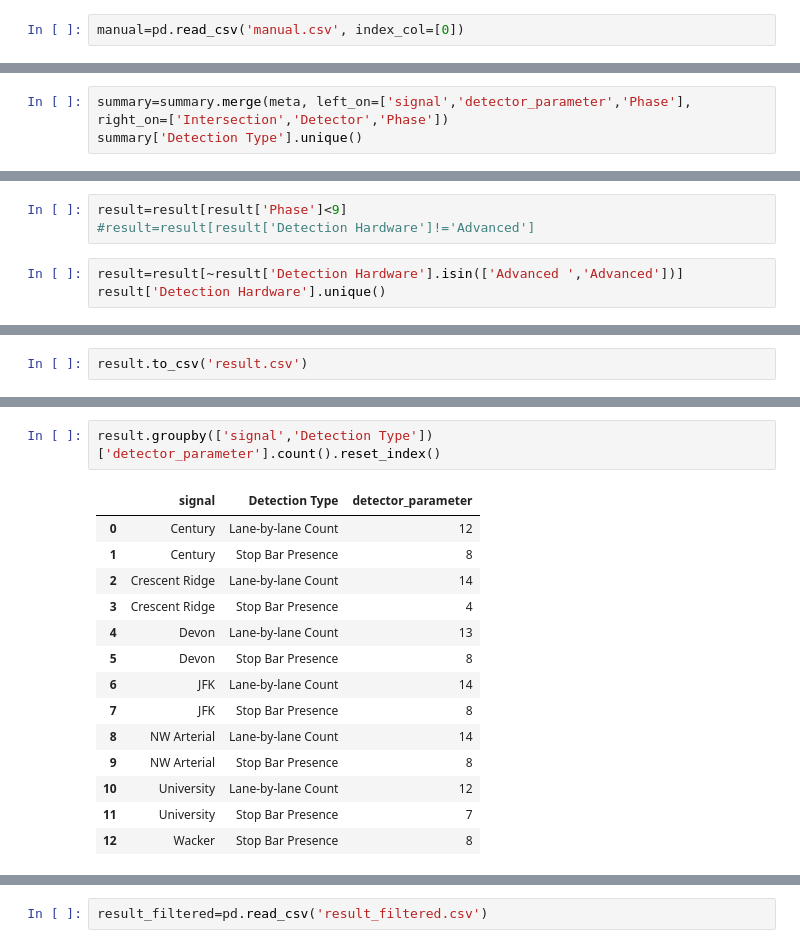
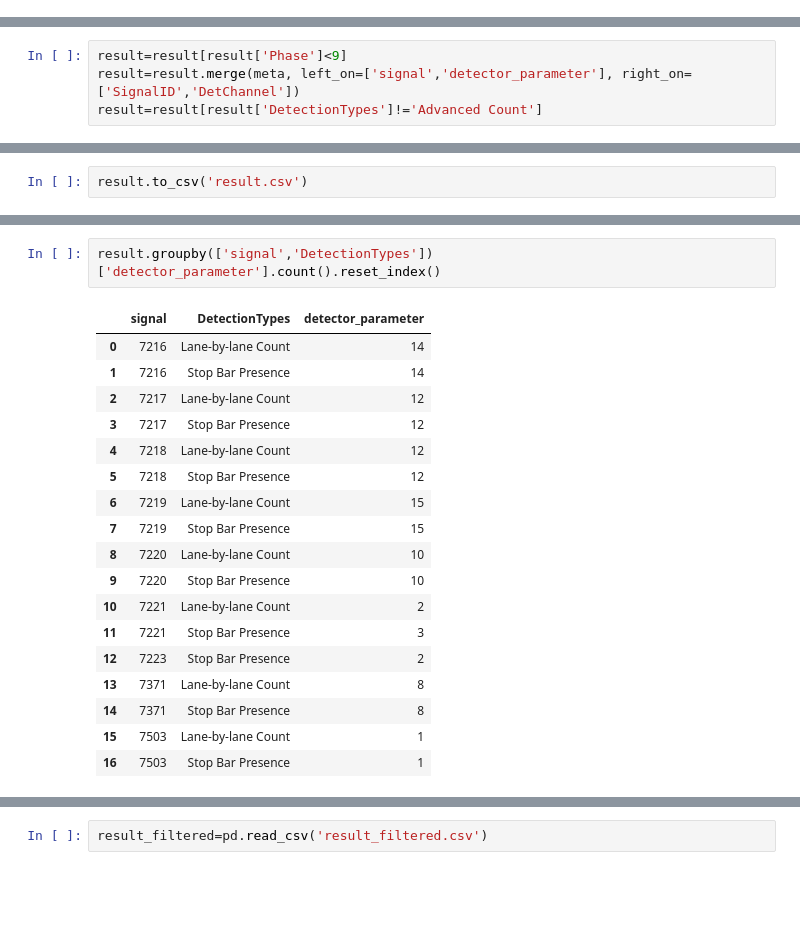
Before and after one commit to atousaz/Phase-detection, a Jupyter notebook: manual.ipynb, the cells around one changed output, grey strips where cells are left out. Cells and saved outputs as stored; diff of their text form; blank space fills up the shorter version.

```diff
--- a/manual.ipynb
+++ b/manual.ipynb
@@ -117,8 +116,6 @@ manual['correct']='na'
 manual['correct']=np.where(manual['Phase']==manual['parameter'],1,0)
 # %%
 manual.to_csv('manual.csv')
-# %%
-manual=pd.read_csv('manual.csv', index_col=[0])
 # %%
 summary=manual.groupby(['signal','detector_parameter','parameter','Phase'])['correct'].count().reset_index().rename(columns={'correct':'count'})
 summary.sort_values(['signal','detector_parameter','parameter','count'])
@@ -145,3 +172,0 @@ summary[summary['signal']=='JFK']['detector_parameter'].nunique()
-# %%
-summary=summary.merge(meta, left_on=['signal','detector_parameter','Phase'], right_on=['Intersection','Detector','Phase'])
-summary['Detection Type'].unique()
@@ -192,6 +211,4 @@ result[result['signal']=='JFK']
 # %%
 result=result[result['Phase']<9]
-#result=result[result['Detection Hardware']!='Advanced']
+result=result.merge(meta, left_on=['signal','detector_parameter'], right_on=['SignalID','DetChannel'])
+result=result[result['DetectionTypes']!='Advanced Count']
-# %%
-result=result[~result['Detection Hardware'].isin(['Advanced ','Advanced'])]
-result['Detection Hardware'].unique()
@@ -206,17 +230,21 @@ result.to_csv('result.csv')
 # %%
-result.groupby(['signal','Detection Type'])['detector_parameter'].count().reset_index()
+result.groupby(['signal','DetectionTypes'])['detector_parameter'].count().reset_index()
 # %% [output]
-|  | signal | Detection Type | detector_parameter |
-| 0 | Century | Lane-by-lane Count | 12 |
-| 1 | Century | Stop Bar Presence | 8 |
-| 2 | Crescent Ridge | Lane-by-lane Count | 14 |
-| 3 | Crescent Ridge | Stop Bar Presence | 4 |
-| 4 | Devon | Lane-by-lane Count | 13 |
-| 5 | Devon | Stop Bar Presence | 8 |
-| 6 | JFK | Lane-by-lane Count | 14 |
-| 7 | JFK | Stop Bar Presence | 8 |
-| 8 | NW Arterial | Lane-by-lane Count | 14 |
-| 9 | NW Arterial | Stop Bar Presence | 8 |
-| 10 | University | Lane-by-lane Count | 12 |
-| 11 | University | Stop Bar Presence | 7 |
-| 12 | Wacker | Stop Bar Presence | 8 |
+|  | signal | DetectionTypes | detector_parameter |
+| 0 | 7216 | Lane-by-lane Count | 14 |
+| 1 | 7216 | Stop Bar Presence | 14 |
+| 2 | 7217 | Lane-by-lane Count | 12 |
+| 3 | 7217 | Stop Bar Presence | 12 |
+| 4 | 7218 | Lane-by-lane Count | 12 |
+| 5 | 7218 | Stop Bar Presence | 12 |
+| 6 | 7219 | Lane-by-lane Count | 15 |
+| 7 | 7219 | Stop Bar Presence | 15 |
+| 8 | 7220 | Lane-by-lane Count | 10 |
+| 9 | 7220 | Stop Bar Presence | 10 |
+| 10 | 7221 | Lane-by-lane Count | 2 |
+| 11 | 7221 | Stop Bar Presence | 3 |
+| 12 | 7223 | Stop Bar Presence | 2 |
+| 13 | 7371 | Lane-by-lane Count | 8 |
+| 14 | 7371 | Stop Bar Presence | 8 |
+| 15 | 7503 | Lane-by-lane Count | 1 |
+| 16 | 7503 | Stop Bar Presence | 1 |
```
Also changed, not shown: parts of 25 cells of this notebook.
